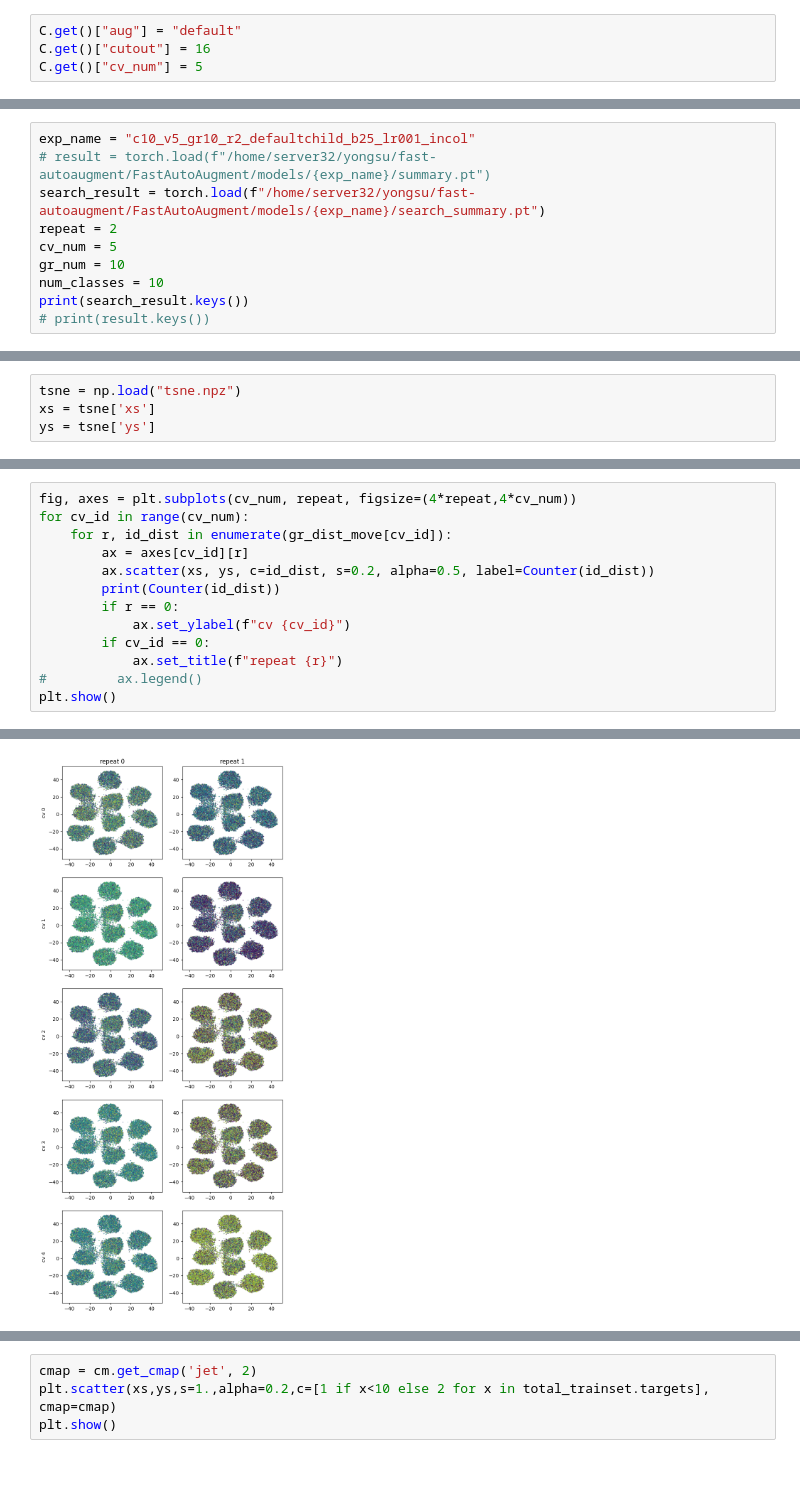
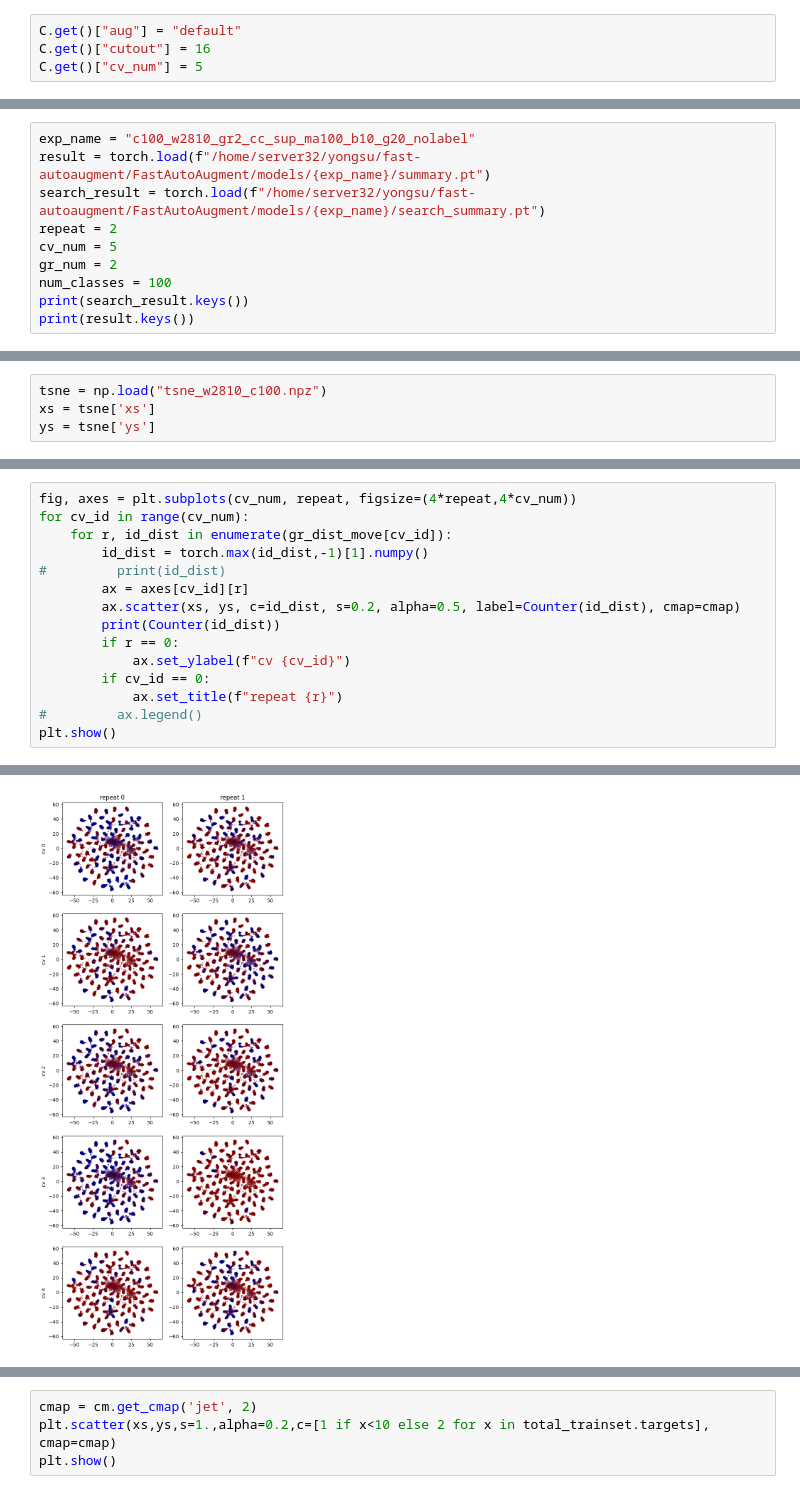
Before and after one commit to yongsubaek/AdapAug, a Jupyter notebook: playground.ipynb, the cells around one changed output, grey strips where cells are left out. Cells and saved outputs as stored; diff of their text form.

```diff
--- a/playground.ipynb
+++ b/playground.ipynb
@@ -35,11 +30,11 @@ print(len(total_trainset))
 # %%
-exp_name = "c10_v5_gr10_r2_defaultchild_b25_lr001_incol"
-# result = torch.load(f"/home/server32/yongsu/fast-autoaugment/FastAutoAugment/models/{exp_name}/summary.pt")
+exp_name = "c100_w2810_gr2_cc_sup_ma100_b10_g20_nolabel"
+result = torch.load(f"/home/server32/yongsu/fast-autoaugment/FastAutoAugment/models/{exp_name}/summary.pt")
 search_result = torch.load(f"/home/server32/yongsu/fast-autoaugment/FastAutoAugment/models/{exp_name}/search_summary.pt")
 repeat = 2
 cv_num = 5
-gr_num = 10
-num_classes = 10
+gr_num = 2
+num_classes = 100
 print(search_result.keys())
-# print(result.keys())
+print(result.keys())
 # %% [output]
@@ -111,5 +142,5 @@ np.savez("tsne.npz", xs=xs,ys=ys)
 # %%
-tsne = np.load("tsne.npz")
+tsne = np.load("tsne_w2810_c100.npz")
 xs = tsne['xs']
 ys = tsne['ys']
 # %%
@@ -123,8 +154,10 @@ plt.show()
 fig, axes = plt.subplots(cv_num, repeat, figsize=(4*repeat,4*cv_num))
 for cv_id in range(cv_num):
     for r, id_dist in enumerate(gr_dist_move[cv_id]):
+        id_dist = torch.max(id_dist,-1)[1].numpy()
+#         print(id_dist)
         ax = axes[cv_id][r]
-        ax.scatter(xs, ys, c=id_dist, s=0.2, alpha=0.5, label=Counter(id_dist))
+        ax.scatter(xs, ys, c=id_dist, s=0.2, alpha=0.5, label=Counter(id_dist), cmap=cmap)
         print(Counter(id_dist))
         if r == 0:
             ax.set_ylabel(f"cv {cv_id}")
@@ -146,2 +179,2 @@ Counter({8: 22162, 0: 12192, 1: 3299, 3: 3184, 4: 2731, 5: 1708, 6: 1636, 9: 120
-[figure, old version]
+[figure, new version]
 # %%
```
Also changed, not shown: parts of 16 cells of this notebook, 1 other file.
